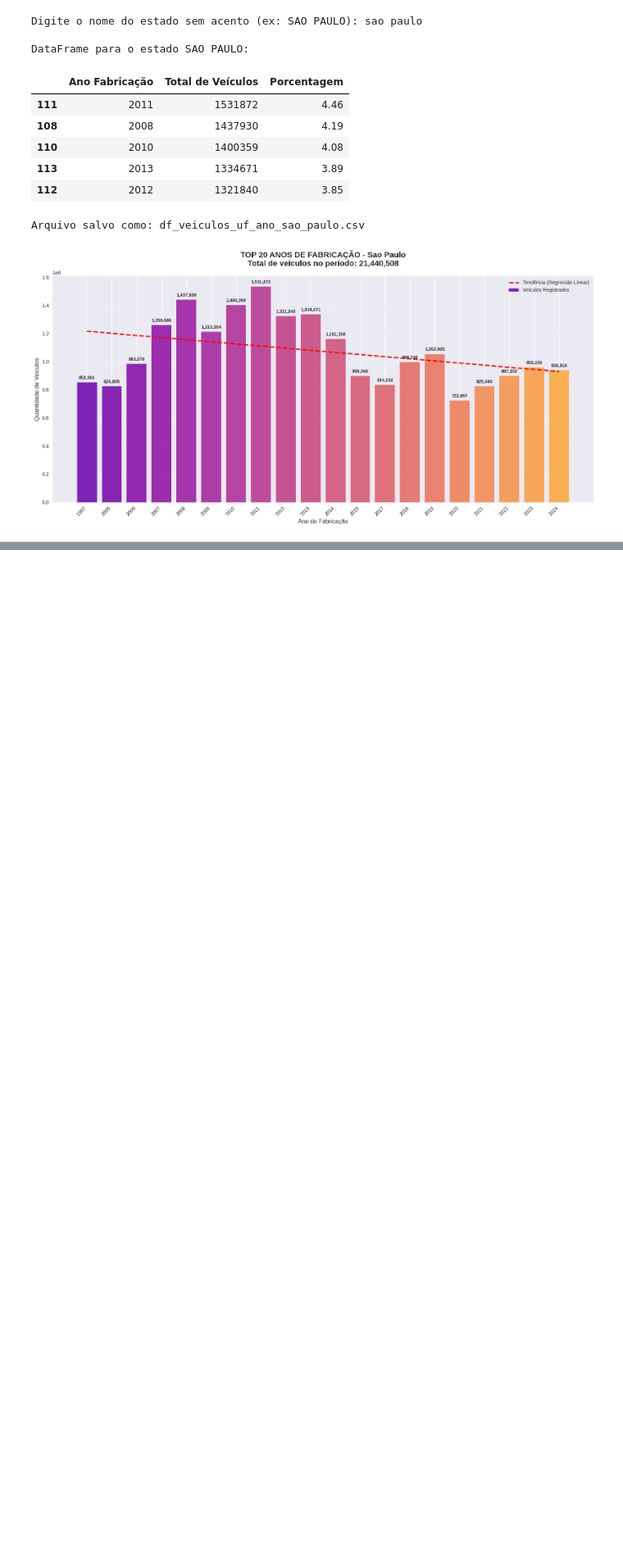
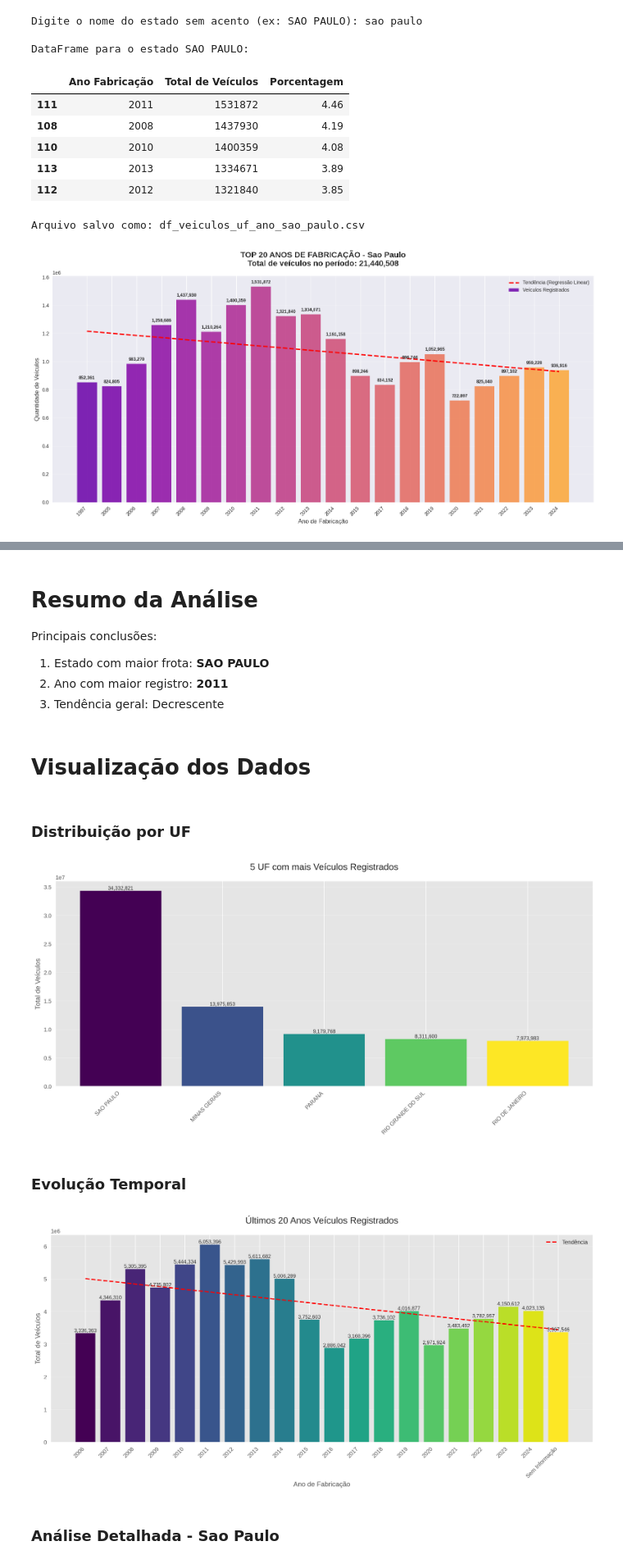
Before and after one commit to fabiobaroliveira/analise_exploratoria_de_dados, a Jupyter notebook: analise_exploratoria_frota_nacional.ipynb, the cells around one changed output, grey strips where cells are left out. Shown at 82% size. Cells and saved outputs as stored; diff of their text form; code cells hidden in the pictures; blank space fills up the shorter version.

```diff
--- a/analise_exploratoria_frota_nacional.ipynb
+++ b/analise_exploratoria_frota_nacional.ipynb
@@ -452,0 +575,40 @@ else:
+# %%
+from IPython.display import display, Markdown, Image
+
+# Resumo analítico
+display(Markdown("""
+# Resumo da Análise
+
+Principais conclusões:
+1. Estado com maior frota: **{}**
+2. Ano com maior registro: **{}**
+3. Tendência geral: {}
+""".format(top_5.iloc[0]['UF'],
+           df_veiculos_ano.iloc[0]['Ano Fabricação'],
+           "Crescente" if p(x)[-1] > p(x)[0] else "Decrescente")))
+
+# Exibir os gráficos um abaixo do outro
+display(Markdown("# Visualização dos Dados"))
+display(Markdown("### Distribuição por UF"))
+display(Image(filename='graficos/top_5_ufs.png'))
+display(Markdown("### Evolução Temporal"))
+display(Image(filename='graficos/ultimos_20_anos.png'))
+
+
+if escolha_estado in dfs_por_uf:
+    display(Markdown(f"### Análise Detalhada - {escolha_estado.title()}"))
+    display(Image(filename=f'graficos/top20_{escolha_estado.lower()}.png'))
+# %% [output]
+
+# Resumo da Análise
+
+Principais conclusões:
+1. Estado com maior frota: **SAO PAULO**
+2. Ano com maior registro: **2011**
+3. Tendência geral: Decrescente
+# Visualização dos Dados
+### Distribuição por UF
+[figure, added]
+### Evolução Temporal
+[figure, added]
+### Análise Detalhada - Sao Paulo
```
Also changed, not shown: parts of 12 cells of this notebook.
